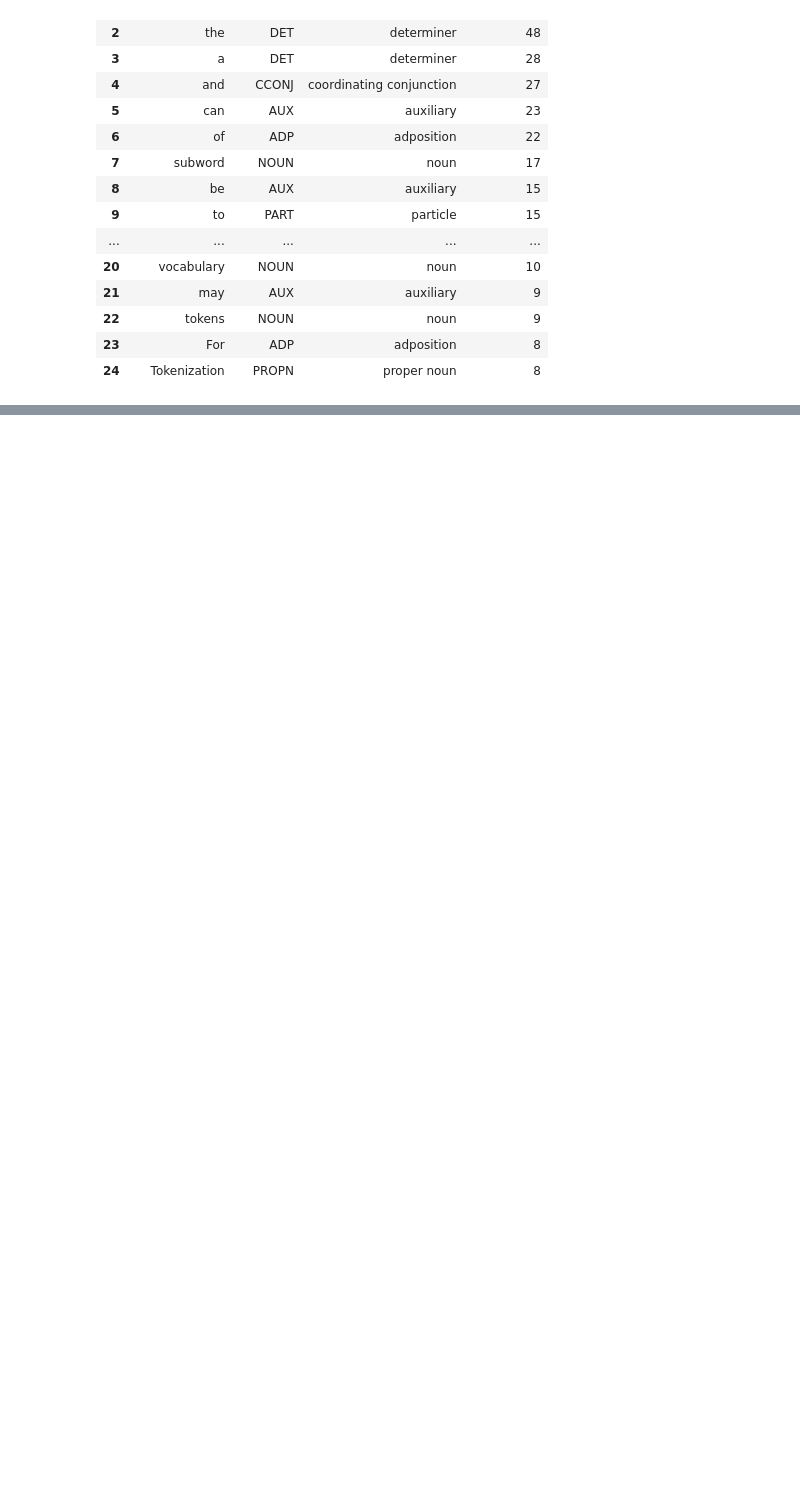
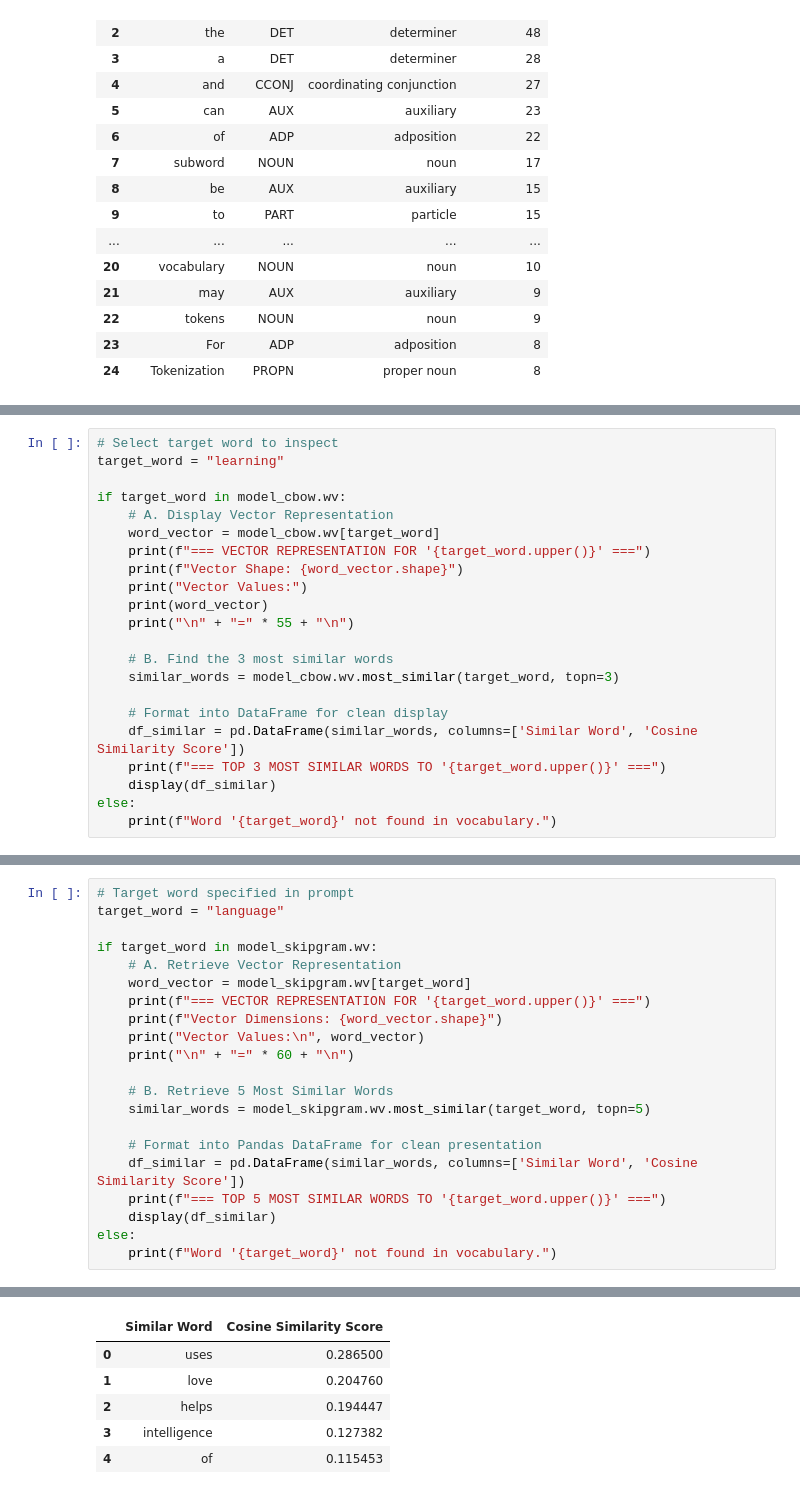
Before and after one commit to Sahil-Tamrakar/Computational-Linguistic-Natural-Language-Processing-LAB, a Jupyter notebook: Lab_5.ipynb, the cells around one changed output, grey strips where cells are left out. Saved outputs shown, nothing was run; the diff lists cells and outputs as text; blank space fills up the shorter version.

```diff
--- a/Lab_5.ipynb
+++ b/Lab_5.ipynb
@@ -393,0 +425,22 @@ print("File 'corpus.txt' created successfully!")
+# %%
+# Select target word to inspect
+target_word = "learning"
+
+if target_word in model_cbow.wv:
+    # A. Display Vector Representation
+    word_vector = model_cbow.wv[target_word]
+    print(f"=== VECTOR REPRESENTATION FOR '{target_word.upper()}' ===")
+    print(f"Vector Shape: {word_vector.shape}")
+    print("Vector Values:")
+    print(word_vector)
+    print("\n" + "=" * 55 + "\n")
+
+    # B. Find the 3 most similar words
+    similar_words = model_cbow.wv.most_similar(target_word, topn=3)
+
+    # Format into DataFrame for clean display
+    df_similar = pd.DataFrame(similar_words, columns=['Similar Word', 'Cosine Similarity Score'])
+    print(f"=== TOP 3 MOST SIMILAR WORDS TO '{target_word.upper()}' ===")
+    display(df_similar)
+else:
+    print(f"Word '{target_word}' not found in vocabulary.")
@@ -393,0 +503,22 @@ print("File 'corpus.txt' created successfully!")
+# %%
+# Target word specified in prompt
+target_word = "language"
+
+if target_word in model_skipgram.wv:
+    # A. Retrieve Vector Representation
+    word_vector = model_skipgram.wv[target_word]
+    print(f"=== VECTOR REPRESENTATION FOR '{target_word.upper()}' ===")
+    print(f"Vector Dimensions: {word_vector.shape}")
+    print("Vector Values:\n", word_vector)
+    print("\n" + "=" * 60 + "\n")
+
+    # B. Retrieve 5 Most Similar Words
+    similar_words = model_skipgram.wv.most_similar(target_word, topn=5)
+
+    # Format into Pandas DataFrame for clean presentation
+    df_similar = pd.DataFrame(similar_words, columns=['Similar Word', 'Cosine Similarity Score'])
+    print(f"=== TOP 5 MOST SIMILAR WORDS TO '{target_word.upper()}' ===")
+    display(df_similar)
+else:
+    print(f"Word '{target_word}' not found in vocabulary.")
+# %% [output]
@@ -393,0 +541,6 @@ print("File 'corpus.txt' created successfully!")
+|  | Similar Word | Cosine Similarity Score |
+| 0 | uses | 0.286500 |
+| 1 | love | 0.204760 |
+| 2 | helps | 0.194447 |
+| 3 | intelligence | 0.127382 |
+| 4 | of | 0.115453 |
```
Also changed, not shown: parts of 10 cells of this notebook.
